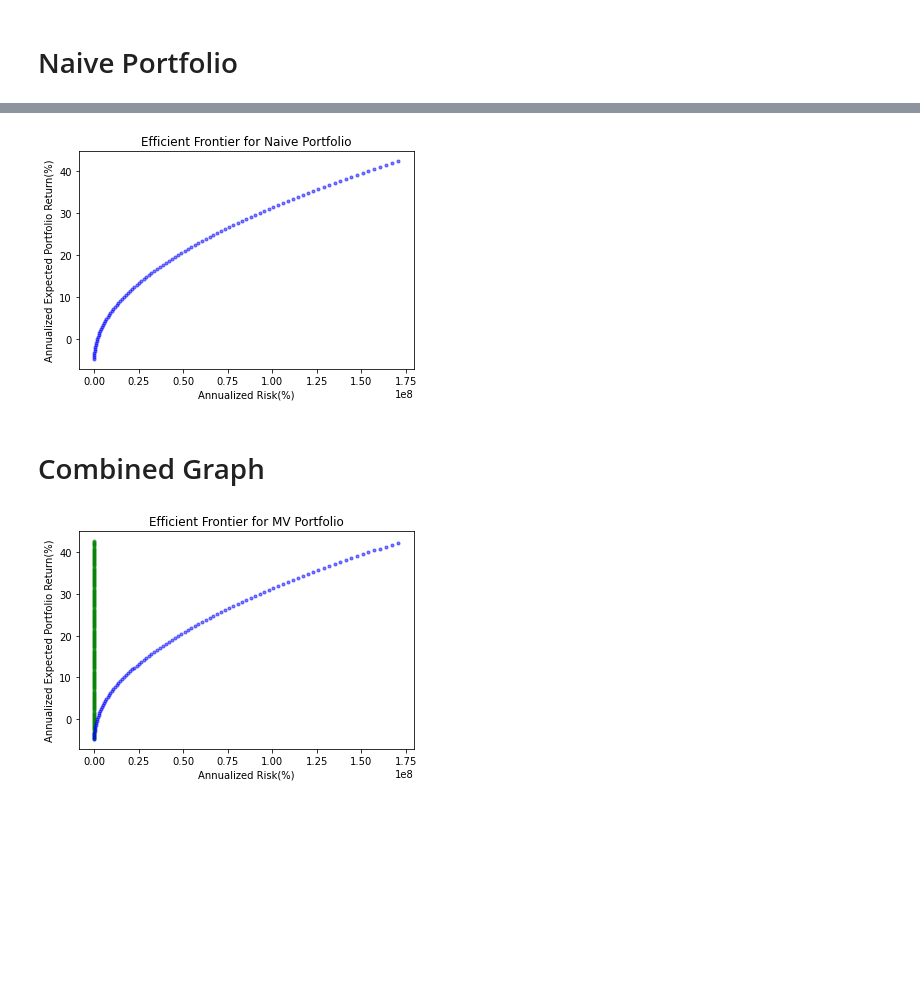
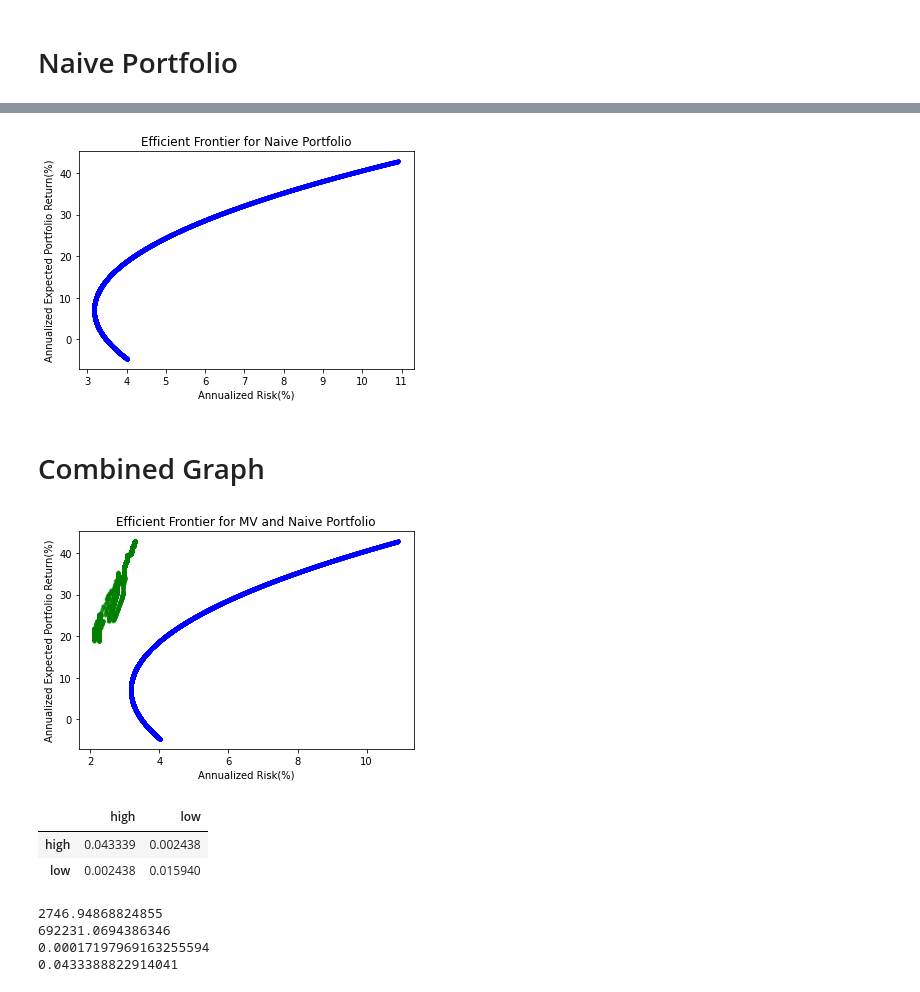
Before and after one commit to florencetsang/ml-portfolio-poc, a Jupyter notebook: ml_portfolio.ipynb, the cells around one changed output, grey strips where cells are left out. Saved outputs shown, nothing was run; the diff lists cells and outputs as text; code cells hidden in the pictures; blank space fills up the shorter version.

Commit message:
Use pct change for sample covariance for mv

```diff
--- a/ml_portfolio.ipynb
+++ b/ml_portfolio.ipynb
@@ -469,7 +469,8 @@ mv_data
 def get_annual_sample_return_and_covariance(data):
     daily_return = data.pct_change()
     annual_return = daily_return.mean() * trading_days_in_year
-    daily_covariance = data.cov()
+    # daily_covariance = data.cov()
+    daily_covariance = daily_return.cov()
     annual_covariance = daily_covariance * trading_days_in_year
     return annual_return, annual_covariance
 # %%
@@ -629,6 +626,6 @@ Expected Return of Minimum Risk Portfolio:  -0.0187
 # %%
 #compute efficient set for the maximum return and minimum risk portfolios
-increment = 0.001
+increment = 0.00001
 low = minRiskExpPortfolioReturn
 high = maxExpPortfolioReturn
 
@@ -703,7 +700,7 @@ plt.show()
 naive_risks = []
 naive_returns = []
 
-for x in np.arange(0, 1, 0.01):
+for x in np.arange(0, 1, 0.0001):
   weights = [x, 1-x]
   risk = np.matmul((np.matmul(weights,cov)),np.transpose(weights)) * trading_days_in_year
   naive_risks.append(risk)
@@ -739,7 +727,4 @@ Annualized Risk and Return of the efficient set portfolios:
 # %%
-#Graph Efficient Frontier
-import matplotlib.pyplot as plt
-
 NoPoints = len(naive_risks)
 
 colours = "blue"
@@ -751,27 +736,41 @@ plt.ylabel('Annualized Expected Portfolio Return(%)' )
 plt.scatter(naive_risks, naive_returns, s=area, c=colours, alpha =0.5)
 plt.show()
 # %% [output]
-[figure, old version]
+[figure, new version]
 # %% [markdown]
 # Combined Graph
 # %%
-#Graph Efficient Frontier
-import matplotlib.pyplot as plt
-
 NoPoints = riskPoint.size
 
 colours = "blue"
 area = np.pi*3
 
 
 fig = plt.figure()
 ax1 = fig.add_subplot(111)
 
-plt.title('Efficient Frontier for MV Portfolio')
+plt.title('Efficient Frontier for MV and Naive Portfolio')
 plt.xlabel('Annualized Risk(%)')
 plt.ylabel('Annualized Expected Portfolio Return(%)' )
 ax1.scatter(riskPoint, retPoint, s=area, c="green", alpha =0.5)
 ax1.scatter(naive_risks, naive_returns, s=area, c="blue", alpha =0.5)
+# plt.xlim(riskPoint.min(), riskPoint.max())
 plt.show()
 # %% [output]
-[figure, old version]
+[figure, new version]
+# %%
+cov
+# %% [output]
+|  | high | low |
+| high | 0.043339 | 0.002438 |
+| low | 0.002438 | 0.015940 |
+# %%
+print(high_risk["Close"].var())
+print(high_risk["Close"].var() * trading_days_in_year)
+print(high_risk["Close"].pct_change().var())
+print(high_risk["Close"].pct_change().var() * trading_days_in_year)
+# %% [output]
+2746.94868824855
+692231.0694386346
+0.00017197969163255594
+0.0433388822914041
```
Also changed, not shown: parts of 17 cells of this notebook.
